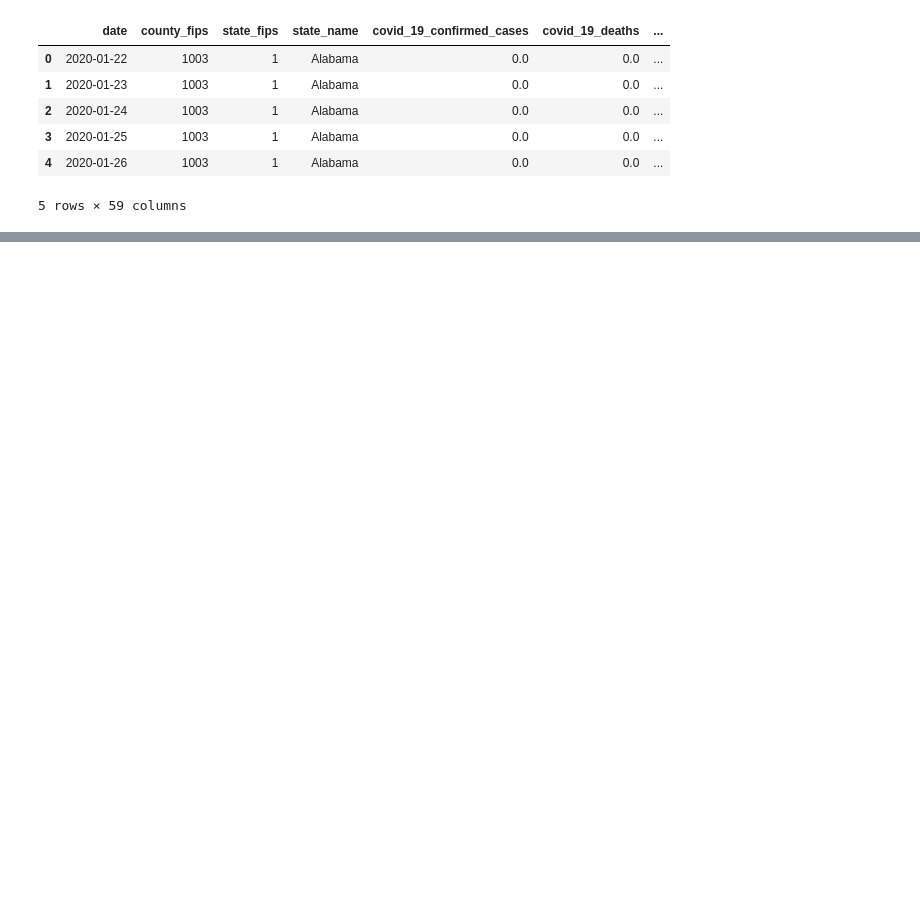
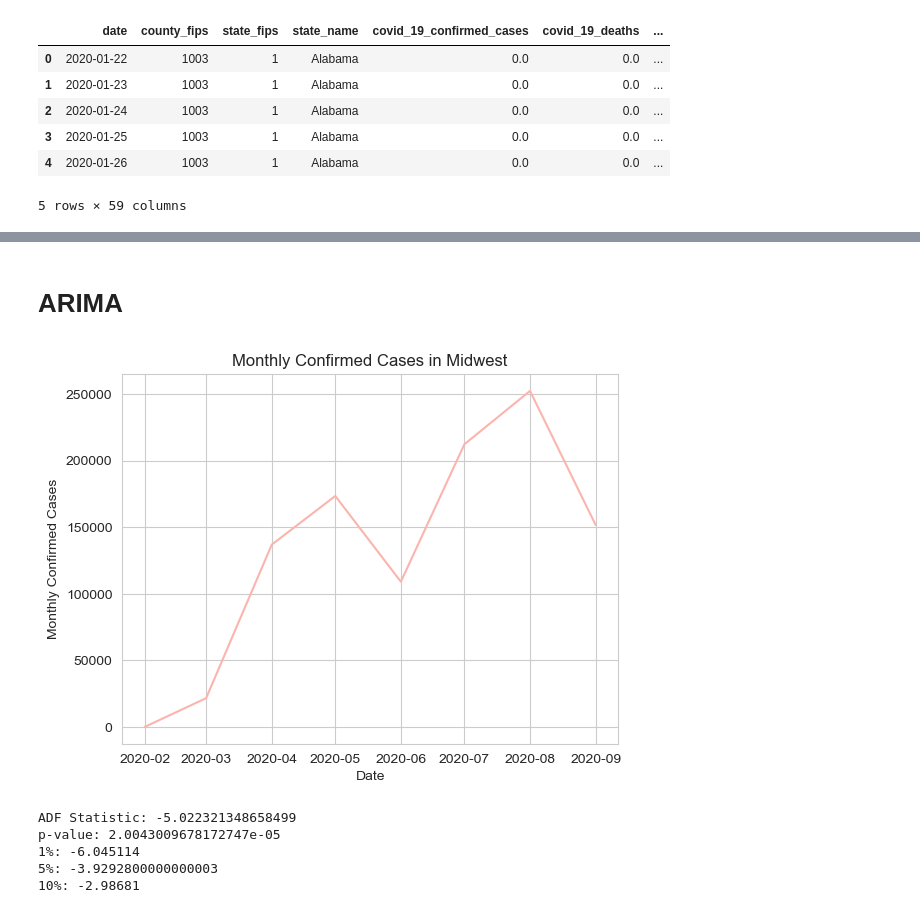
Before and after one commit to zshi719/LTV_DataSci_Capstone_Project, a Jupyter notebook: eda_vs.ipynb, the cells around one changed output, grey strips where cells are left out. Saved outputs shown, nothing was run; the diff lists cells and outputs as text; code cells hidden in the pictures; blank space fills up the shorter version.

Commit message:
add EDA and initial time series analysis

```diff
--- a/eda_vs.ipynb
+++ b/eda_vs.ipynb
@@ -86,0 +79,21 @@ sns.scatterplot(dat, x = 'icu_beds_ratio', y='covid_19_confirmed_cases')
+# %%
+# Define the states in each region
+regions = {
+    'Northwest': ['Washington', 'Oregon', 'Idaho', 'Montana', 'Wyoming'],
+    'Southwest': ['Arizona', 'New Mexico', 'Oklahoma', 'Texas'],
+    'Midwest': ['Illinois', 'Indiana', 'Iowa', 'Kansas', 'Michigan', 'Minnesota',
+                'Missouri', 'Nebraska', 'North Dakota', 'Ohio', 'South Dakota', 'Wisconsin'],
+    'South': ['Alabama', 'Arkansas', 'Delaware', 'Florida', 'Georgia', 'Kentucky',
+              'Louisiana', 'Maryland', 'Mississippi', 'North Carolina', 'South Carolina',
+              'Tennessee', 'Virginia', 'West Virginia'],
+    'Great Lakes': ['Illinois', 'Indiana', 'Michigan', 'Ohio', 'Wisconsin'],
+    'New England': ['Connecticut', 'Maine', 'Massachusetts', 'New Hampshire', 'Rhode Island', 'Vermont']
+}
+
+# Create separate dataframes for each region and set 'date' as the index
+Northwest = dat[dat['state_name'].isin(regions['Northwest'])].set_index('date')
+Southwest = dat[dat['state_name'].isin(regions['Southwest'])].set_index('date')
+Midwest = dat[dat['state_name'].isin(regions['Midwest'])].set_index('date')
+South = dat[dat['state_name'].isin(regions['South'])].set_index('date')
+Great_Lakes = dat[dat['state_name'].isin(regions['Great Lakes'])].set_index('date')
+New_England = dat[dat['state_name'].isin(regions['New England'])].set_index('date')
@@ -86,0 +175,2 @@ sns.scatterplot(dat, x = 'icu_beds_ratio', y='covid_19_confirmed_cases')
+# %% [markdown]
+# ARIMA
@@ -86,0 +182,26 @@ sns.scatterplot(dat, x = 'icu_beds_ratio', y='covid_19_confirmed_cases')
+# %%
+# Visualize the time series data
+plt.plot(Midwest_monthly['Monthly_Confirmed_Cases'])
+plt.title('Monthly Confirmed Cases in Midwest')
+plt.ylabel('Monthly Confirmed Cases')
+plt.xlabel('Date')
+plt.grid(True)
+plt.show()
+# %% [output]
+[figure, added]
+# %%
+# 2. Check for Stationarity using ADF test
+def adf_test(series):
+    result = adfuller(series, autolag='AIC')
+    print(f'ADF Statistic: {result[0]}')
+    print(f'p-value: {result[1]}')
+    for key, value in result[4].items():
+        print(f'{key}: {value}')
+
+adf_test(Midwest_monthly['Monthly_Confirmed_Cases'])
+# %% [output]
+ADF Statistic: -5.022321348658499
+p-value: 2.0043009678172747e-05
+1%: -6.045114
+5%: -3.9292800000000003
+10%: -2.98681
```
Also changed, not shown: parts of 22 cells of this notebook, 6 other files.
